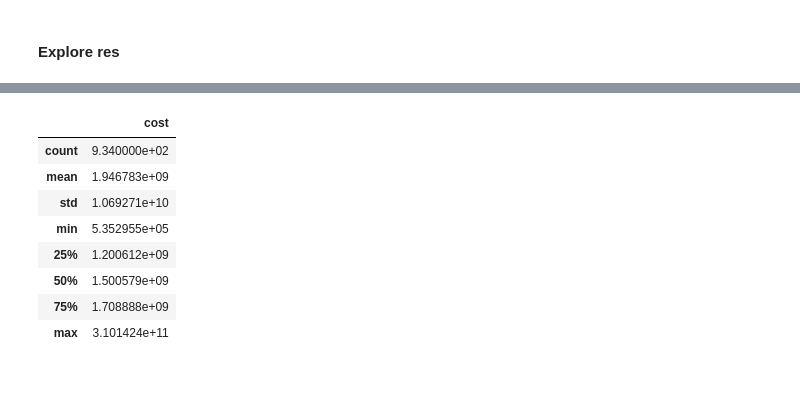
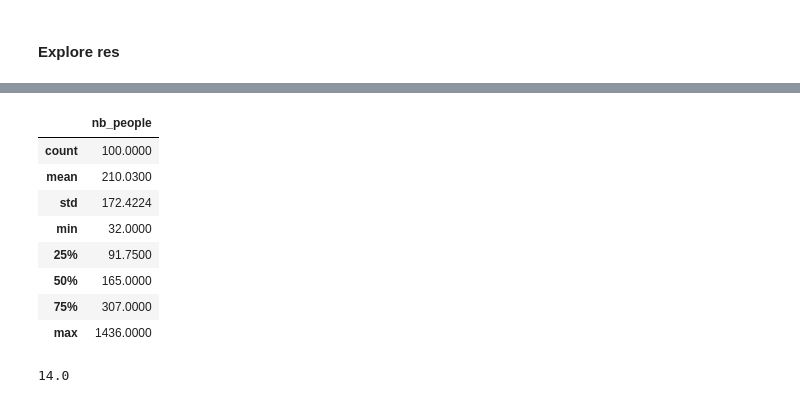
Before and after one commit to jeugregg/santa-workshop-tour-2019, a Jupyter notebook: santa-s-2019-starter-notebook.ipynb, the cells around one changed output, grey strips where cells are left out. Saved outputs shown, nothing was run; the diff lists cells and outputs as text; code cells hidden in the pictures.

```diff
--- a/santa-s-2019-starter-notebook.ipynb
+++ b/santa-s-2019-starter-notebook.ipynb
@@ -2447,0 +2277,9 @@ df_cost.boxplot()
+# %%
+'''df_pop = pd.read_csv(PATH_TO_SAVE_DATA + \
+            '/df_pop1000_fs10_rfm0.01_dc3_rm0.2_nk_20_gen10000_s85181.csv',
+                    index_col="Unnamed: 0")
+df_pop.index = df_pop.index.astype(np.int64)
+df_pop.columns = df_pop.columns.astype(np.int64)
+df_cost = pd.read_csv(PATH_TO_SAVE_DATA + \
+            '/df_cost_pop1000_fs10_rfm0.01_dc3_rm0.2_nk_20_gen10000_s85181.csv',
+                     index_col="Unnamed: 0")'''
@@ -2447,0 +2369,2 @@ df_cost.boxplot()
+# %%
+best = df_pop.loc[df_cost["cost"].idxmin()].values
@@ -2447,0 +2379,2 @@ df_cost.boxplot()
+# %%
+penalty, accounting_cost , daily_occupancy = cost_function(best, flag_prompt=True)
@@ -2447,0 +2385,6 @@ df_cost.boxplot()
+# %%
+df_daily = pd.DataFrame(index=daily_occupancy.keys(), data=list(daily_occupancy.values()),
+             columns=['nb_people'])
+#daily_occupancy.keys()
+#daily_occupancy.values()
+df_daily.plot()
@@ -2448,12 +2394,16 @@ df_cost.boxplot()
 # %%
-df_cost.describe()
+df_daily.describe()
 # %% [output]
-|  | cost |
-| count | 9.340000e+02 |
-| mean | 1.946783e+09 |
-| std | 1.069271e+10 |
-| min | 5.352955e+05 |
-| 25% | 1.200612e+09 |
-| 50% | 1.500579e+09 |
-| 75% | 1.708888e+09 |
-| max | 3.101424e+11 |
+|  | nb_people |
+| count | 100.0000 |
+| mean | 210.0300 |
+| std | 172.4224 |
+| min | 32.0000 |
+| 25% | 91.7500 |
+| 50% | 165.0000 |
+| 75% | 307.0000 |
+| max | 1436.0000 |
+# %%
+70000/5000
+# %% [output]
+14.0
```
Also changed, not shown: parts of 87 cells of this notebook.
